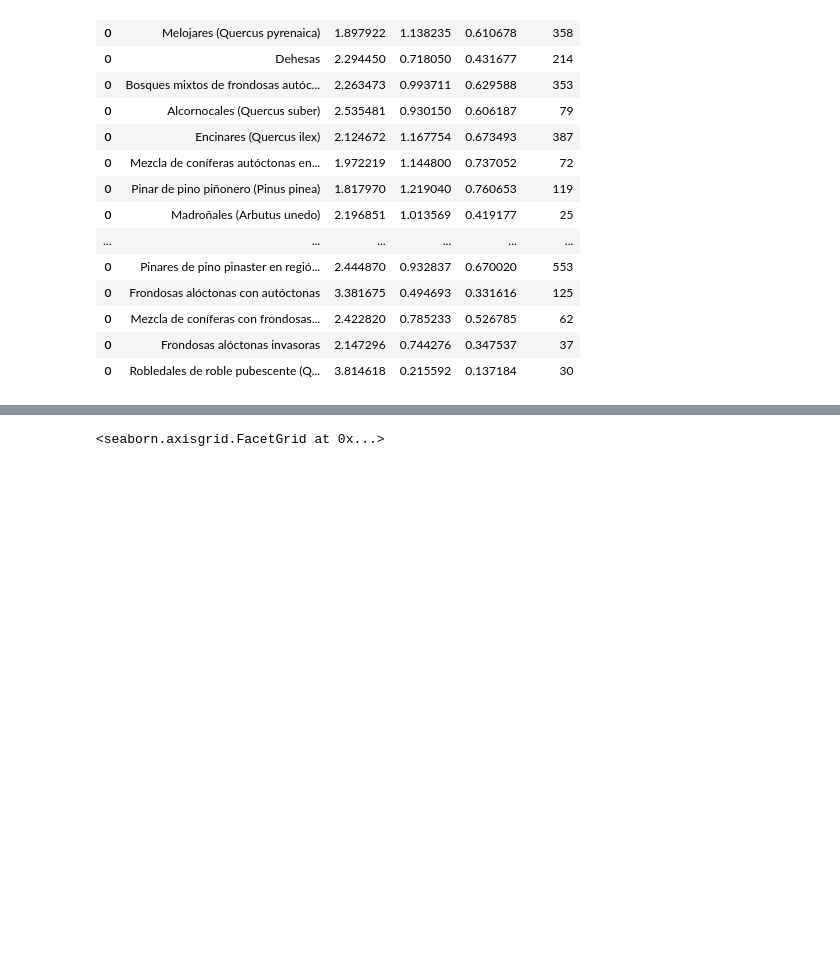
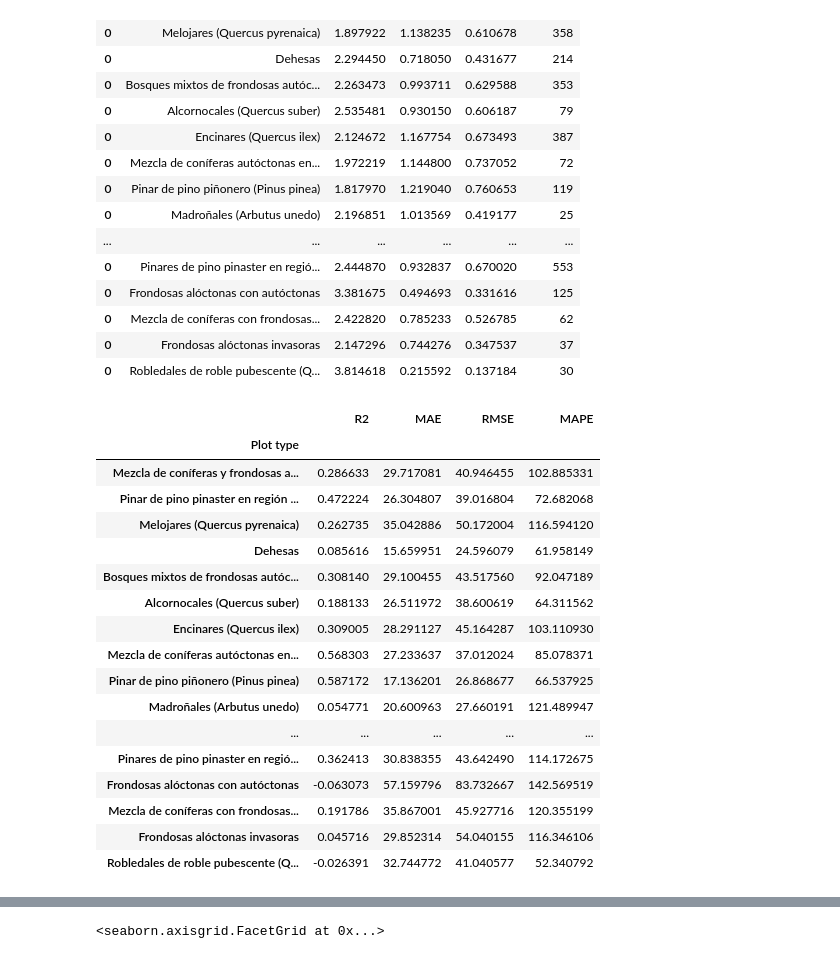
Before and after one commit to diegomvd/iberian.carbon, a Jupyter notebook: sample_canopy_height_NFI.ipynb, the cells around one changed output, grey strips where cells are left out. Cells and saved outputs as stored; diff of their text form; code cells hidden in the pictures; blank space fills up the shorter version.

Commit message:
Updated script to fit allometries

```diff
--- a/sample_canopy_height_NFI.ipynb
+++ b/sample_canopy_height_NFI.ipynb
@@ -145,3 +142,51 @@ allometries
 | 0 | Mezcla de coníferas con frondosas... | 2.422820 | 0.785233 | 0.526785 | 62 |
 | 0 | Frondosas alóctonas invasoras | 2.147296 | 0.744276 | 0.347537 | 37 |
 | 0 | Robledales de roble pubescente (Q... | 3.814618 | 0.215592 | 0.137184 | 30 |
+# %%
+import numpy as np
+from sklearn.metrics import r2_score, mean_absolute_error, root_mean_squared_error, mean_absolute_percentage_error
+
+def power_law(x,intercept,slope):
+    return np.exp(intercept)*np.power(x,slope)
+
+# allometries.set_index('Plot type',inplace=True)
+
+error_df = pd.DataFrame()
+
+for index, row in allometries.iterrows():
+    intercept = row.intercept
+    slope = row.slope
+
+    h_array = df[df['Plot type'] == index]['Hmean']
+    true_agbd = df[df['Plot type'] == index]['AGB']
+    fitted_agbd = power_law(h_array,intercept,slope)
+
+    R2 = r2_score(true_agbd,fitted_agbd)
+    mae = mean_absolute_error(true_agbd,fitted_agbd)
+    rmse = root_mean_squared_error(true_agbd,fitted_agbd)
+    mape = mean_absolute_percentage_error(true_agbd,fitted_agbd)*100
+
+
+    new_row = pd.DataFrame({'Plot type':[index],'R2':[R2],'MAE':[mae],'RMSE':[rmse],'MAPE':[mape]})
+    error_df = pd.concat([error_df,new_row],axis='rows')
+
+error_df.set_index('Plot type')
+# %% [output]
+|  | R2 | MAE | RMSE | MAPE |
+| Plot type |  |  |  |  |
+| Mezcla de coníferas y frondosas a... | 0.286633 | 29.717081 | 40.946455 | 102.885331 |
+| Pinar de pino pinaster en región ... | 0.472224 | 26.304807 | 39.016804 | 72.682068 |
+| Melojares (Quercus pyrenaica) | 0.262735 | 35.042886 | 50.172004 | 116.594120 |
+| Dehesas | 0.085616 | 15.659951 | 24.596079 | 61.958149 |
+| Bosques mixtos de frondosas autóc... | 0.308140 | 29.100455 | 43.517560 | 92.047189 |
+| Alcornocales (Quercus suber) | 0.188133 | 26.511972 | 38.600619 | 64.311562 |
+| Encinares (Quercus ilex) | 0.309005 | 28.291127 | 45.164287 | 103.110930 |
+| Mezcla de coníferas autóctonas en... | 0.568303 | 27.233637 | 37.012024 | 85.078371 |
+| Pinar de pino piñonero (Pinus pinea) | 0.587172 | 17.136201 | 26.868677 | 66.537925 |
+| Madroñales (Arbutus unedo) | 0.054771 | 20.600963 | 27.660191 | 121.489947 |
+| ... | ... | ... | ... | ... |
+| Pinares de pino pinaster en regió... | 0.362413 | 30.838355 | 43.642490 | 114.172675 |
+| Frondosas alóctonas con autóctonas | -0.063073 | 57.159796 | 83.732667 | 142.569519 |
+| Mezcla de coníferas con frondosas... | 0.191786 | 35.867001 | 45.927716 | 120.355199 |
+| Frondosas alóctonas invasoras | 0.045716 | 29.852314 | 54.040155 | 116.346106 |
+| Robledales de roble pubescente (Q... | -0.026391 | 32.744772 | 41.040577 | 52.340792 |
```
Also changed, not shown: parts of 6 cells of this notebook.
